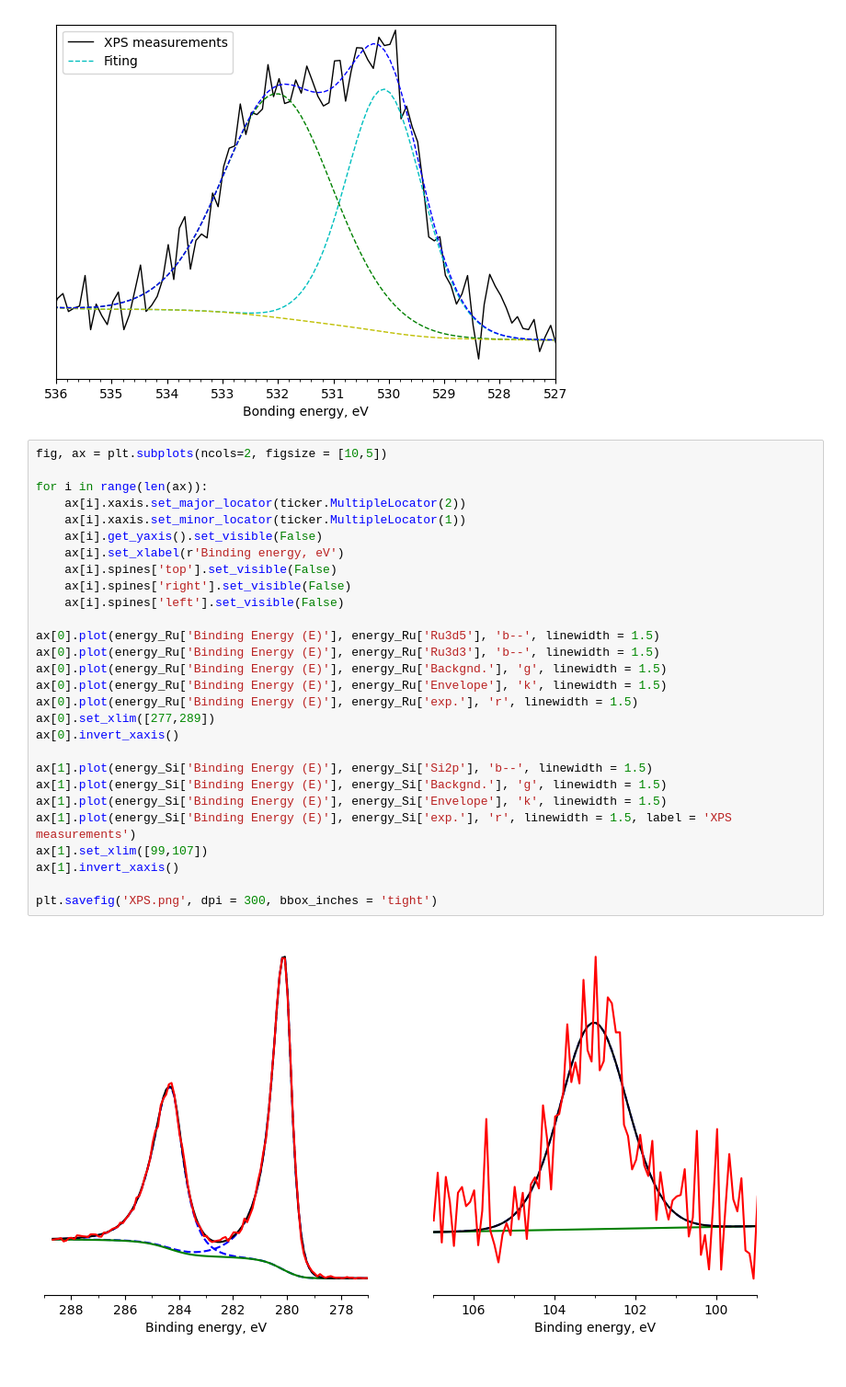
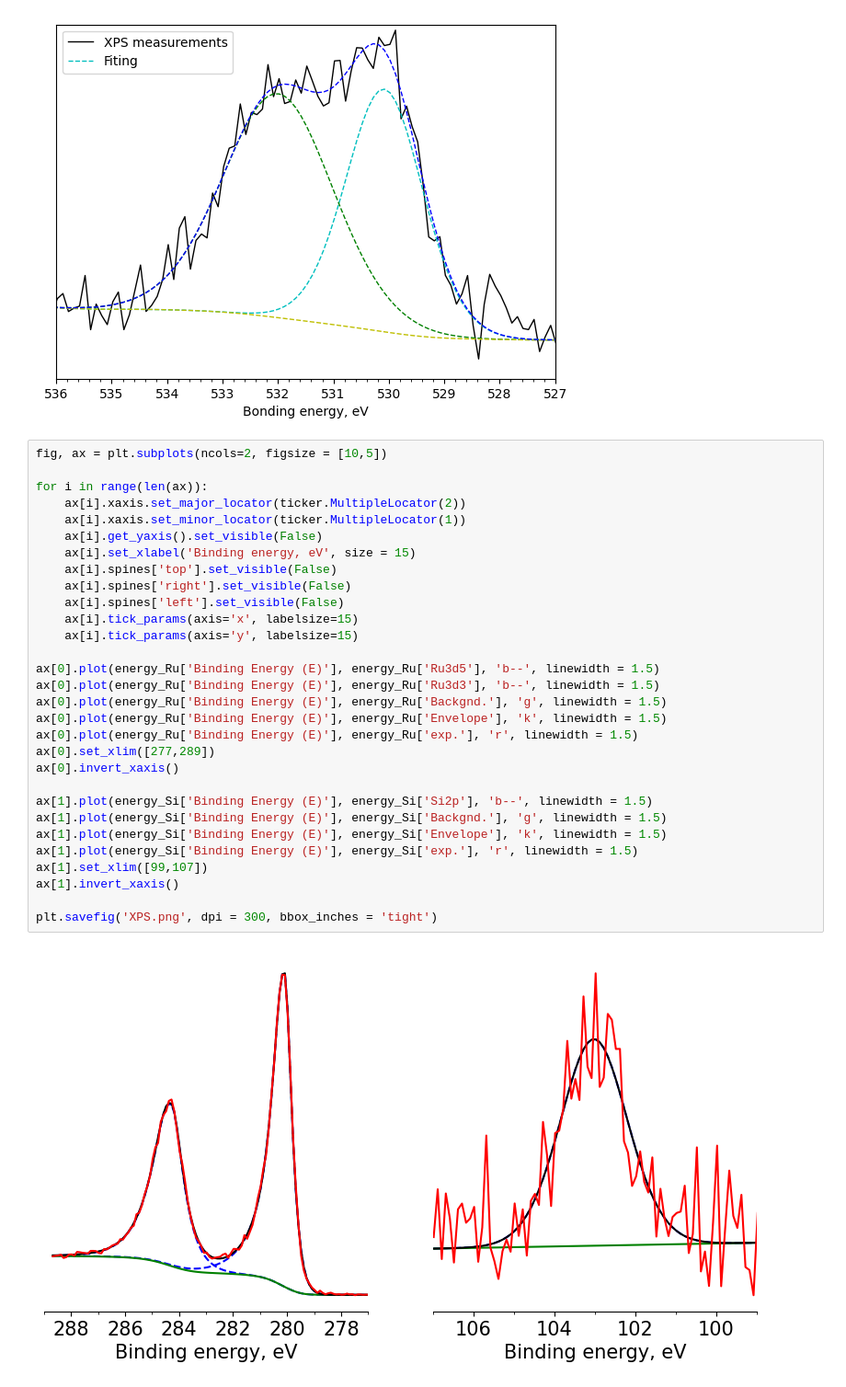
Before and after one commit to OneMoreGate/Ru_article, a Jupyter notebook: photo.ipynb, the cells around one changed output. Shown at 92% size. Drawn from its saved outputs; the diff is of its cells as text.

```diff
--- a/photo.ipynb
+++ b/photo.ipynb
@@ -42,30 +42,32 @@ ax.legend()
 # %%
 fig, ax = plt.subplots(ncols=2, figsize = [10,5])
 
 for i in range(len(ax)):
     ax[i].xaxis.set_major_locator(ticker.MultipleLocator(2))
     ax[i].xaxis.set_minor_locator(ticker.MultipleLocator(1))
     ax[i].get_yaxis().set_visible(False)
-    ax[i].set_xlabel(r'Binding energy, eV')
+    ax[i].set_xlabel('Binding energy, eV', size = 15)
     ax[i].spines['top'].set_visible(False)
     ax[i].spines['right'].set_visible(False)
     ax[i].spines['left'].set_visible(False)
+    ax[i].tick_params(axis='x', labelsize=15)
+    ax[i].tick_params(axis='y', labelsize=15)
 
 ax[0].plot(energy_Ru['Binding Energy (E)'], energy_Ru['Ru3d5'], 'b--', linewidth = 1.5)
 ax[0].plot(energy_Ru['Binding Energy (E)'], energy_Ru['Ru3d3'], 'b--', linewidth = 1.5)
 ax[0].plot(energy_Ru['Binding Energy (E)'], energy_Ru['Backgnd.'], 'g', linewidth = 1.5)
 ax[0].plot(energy_Ru['Binding Energy (E)'], energy_Ru['Envelope'], 'k', linewidth = 1.5)
 ax[0].plot(energy_Ru['Binding Energy (E)'], energy_Ru['exp.'], 'r', linewidth = 1.5)
 ax[0].set_xlim([277,289])
 ax[0].invert_xaxis()
 
 ax[1].plot(energy_Si['Binding Energy (E)'], energy_Si['Si2p'], 'b--', linewidth = 1.5)
 ax[1].plot(energy_Si['Binding Energy (E)'], energy_Si['Backgnd.'], 'g', linewidth = 1.5)
 ax[1].plot(energy_Si['Binding Energy (E)'], energy_Si['Envelope'], 'k', linewidth = 1.5)
-ax[1].plot(energy_Si['Binding Energy (E)'], energy_Si['exp.'], 'r', linewidth = 1.5, label = 'XPS measurements')
+ax[1].plot(energy_Si['Binding Energy (E)'], energy_Si['exp.'], 'r', linewidth = 1.5)
 ax[1].set_xlim([99,107])
 ax[1].invert_xaxis()
 
 plt.savefig('XPS.png', dpi = 300, bbox_inches = 'tight')
 # %% [output]
-[figure, old version]
+[figure, new version]
```
Also changed, not shown: 1 other file.
